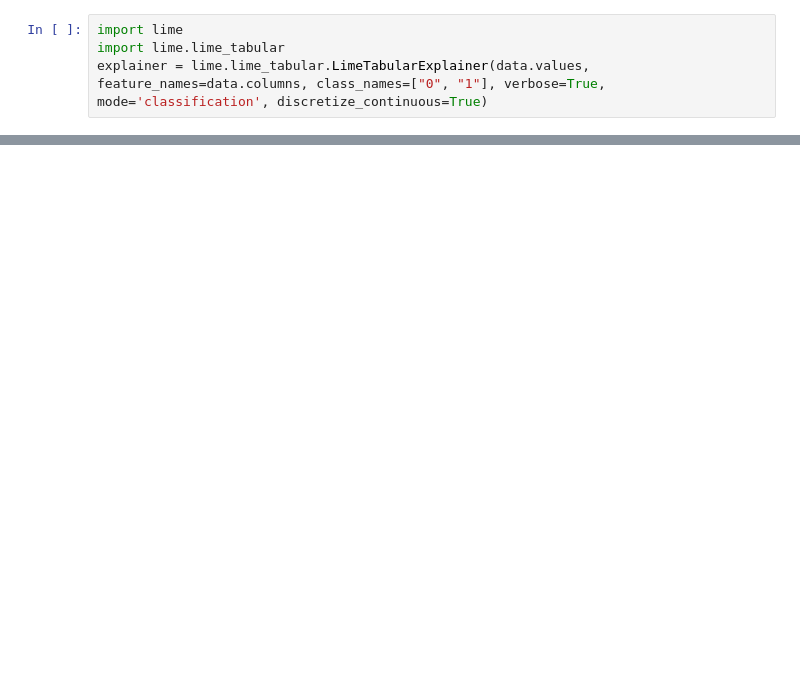
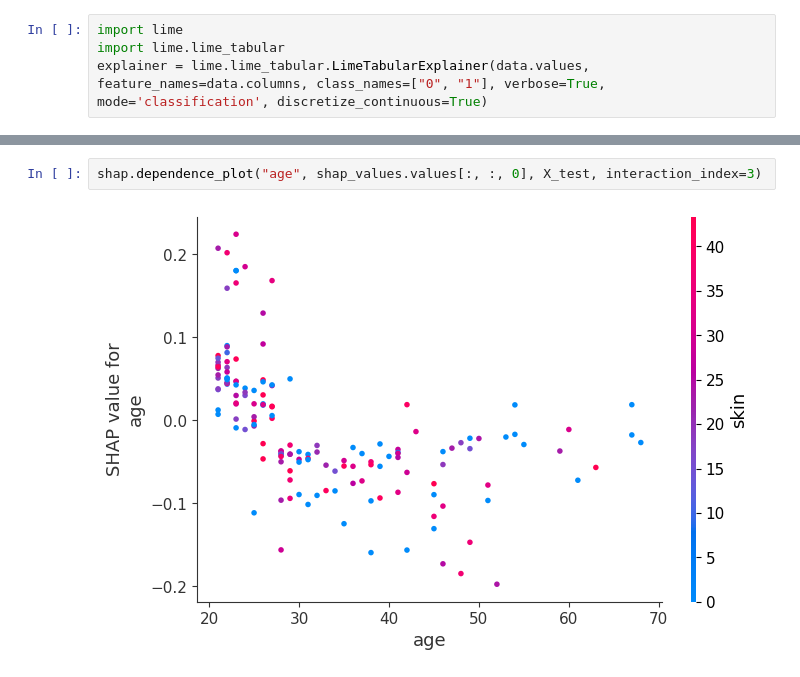
Before and after one commit to Alcoholrithm/RIAS, a Jupyter notebook: example.ipynb, the cells around one changed output, grey strips where cells are left out. Cells and saved outputs as stored; diff of their text form; blank space fills up the shorter version.

```diff
--- a/example.ipynb
+++ b/example.ipynb
@@ -157 +221,5 @@ shap.plots.waterfall(shap_values[0])
+# %%
+shap.dependence_plot("age", shap_values.values[:, :, 0], X_test, interaction_index=3)
+# %% [output]
+[figure, added]
 # %%
```
Also changed, not shown: parts of 13 cells of this notebook, 23 other files.
